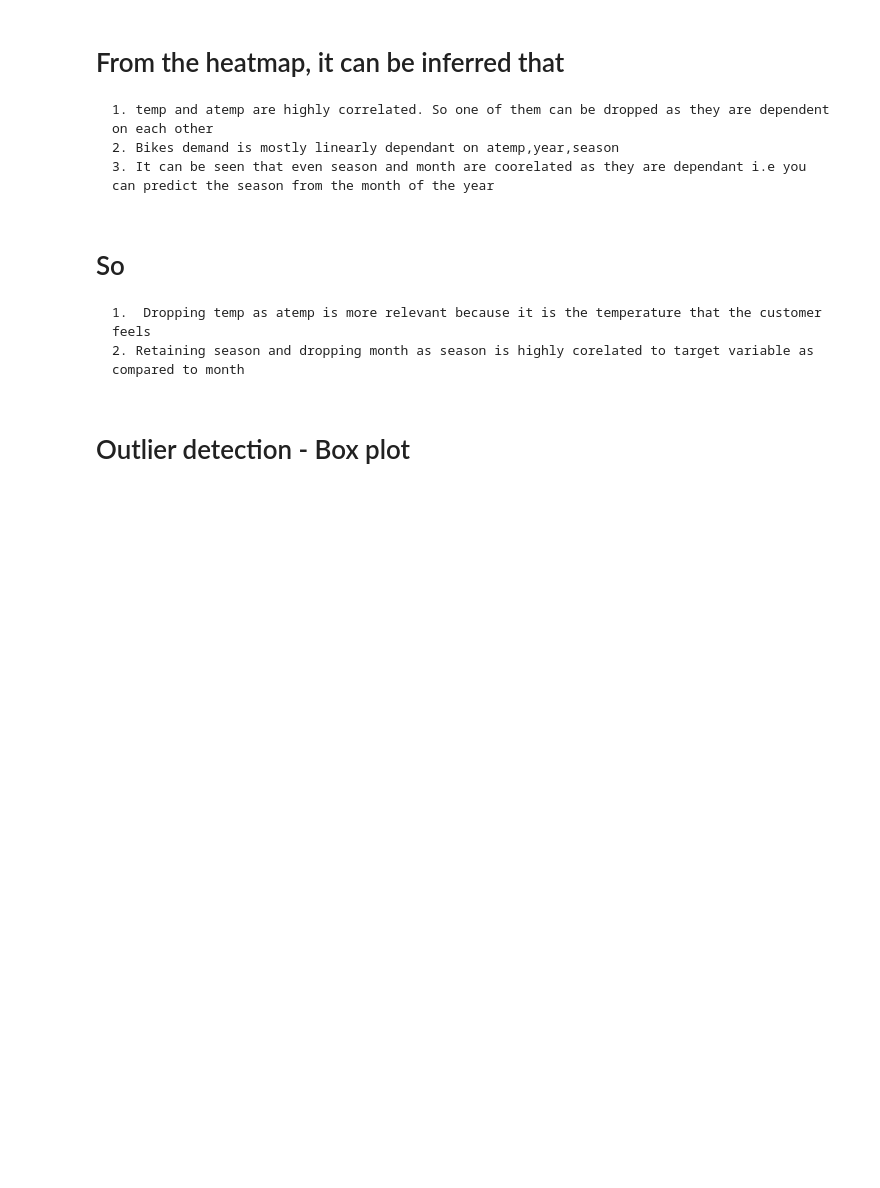
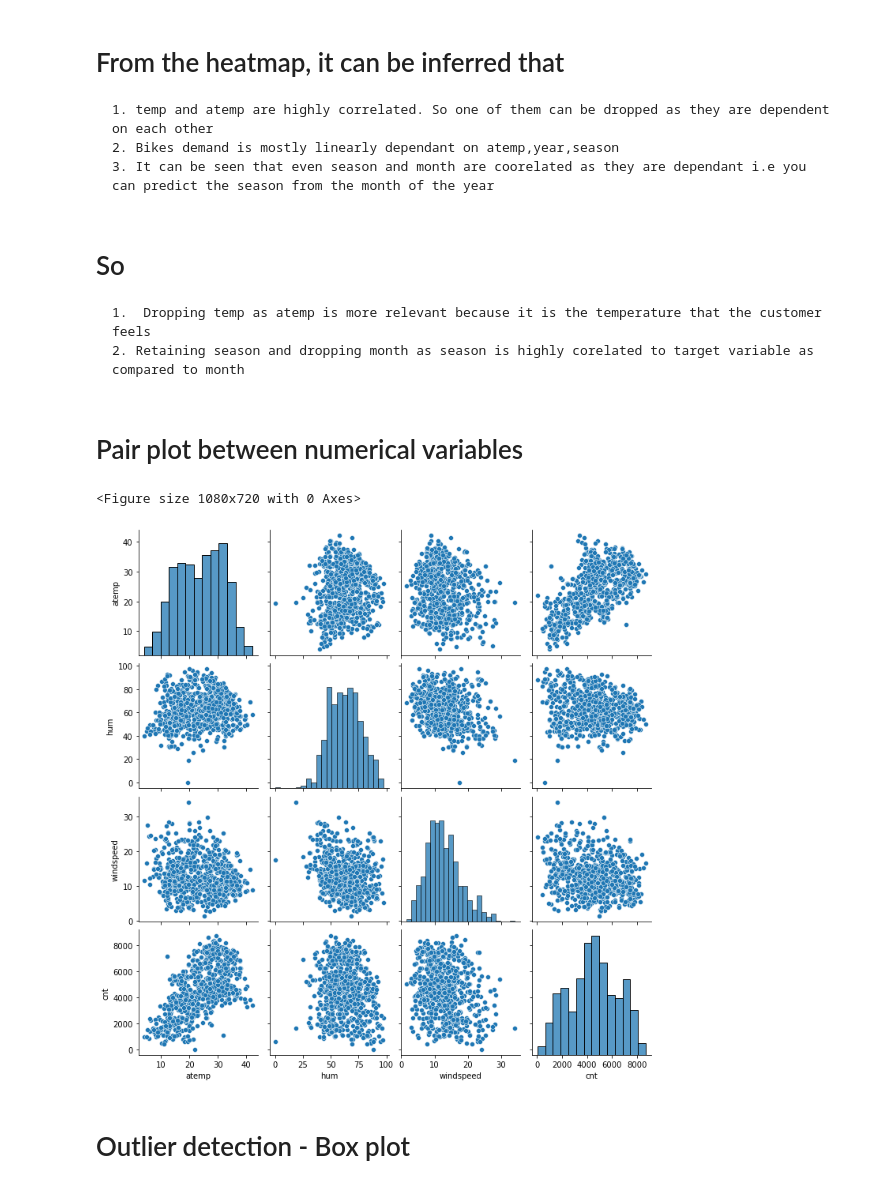
Before and after one commit to kvc0608/Bike-sharing, a Jupyter notebook: Anirudh_KVC.ipynb, the cells around one changed output. Drawn from its saved outputs; the diff is of its cells as text; code cells hidden in the pictures; blank space fills up the shorter version.

```diff
--- a/Anirudh_KVC.ipynb
+++ b/Anirudh_KVC.ipynb
@@ -209,6 +213,13 @@ eda.plot_corr(bike_data)
     2. Retaining season and dropping month as season is highly corelated to target variable as compared to month
 # %%
 bike_data.drop(["temp","mnth"],axis=1,inplace=True)
+# %% [markdown]
+# Pair plot between numerical variables
+# %%
+eda.plot_pair(bike_data[num_columns + ["cnt"]])
+# %% [output]
+<Figure size 1080x720 with 0 Axes>
+[figure, added]
 # %% [markdown]
 # Outlier detection - Box plot
 # %%
```
Also changed, not shown: parts of 44 cells of this notebook, 5 other files.
